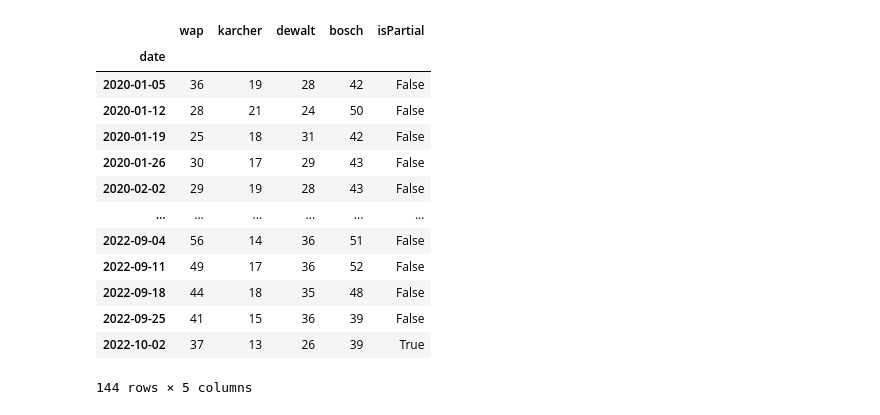
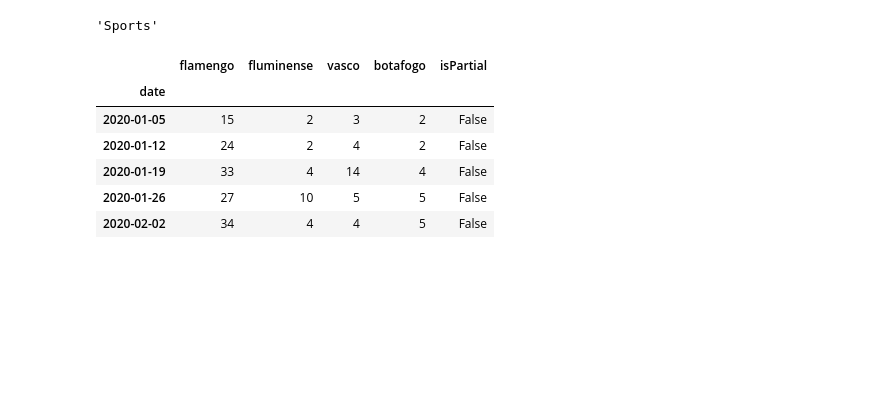
Before and after one commit to hideraldus13/shareofsearch, a Jupyter notebook: ShareOfSearch.ipynb, the cells around one changed output. Saved outputs shown, nothing was run; the diff lists cells and outputs as text; code cells hidden in the pictures; blank space fills up the shorter version.

```diff
--- a/ShareOfSearch.ipynb
+++ b/ShareOfSearch.ipynb
@@ -24,10 +20,9 @@ Passos para executar:
 * Clique em 'Runtime' e 'Run All' (ou Ctrl + F9)
 # %%
-MARCAS = ['wap', 'karcher', 'dewalt', 'bosch']
-CORES = ['yellow', 'green', 'grey', 'red']
+MARCAS = ['flamengo', 'fluminense', 'vasco', 'botafogo']
+CORES = ['red', 'pink', 'grey', 'yellow']
 DATAS = '2020-01-01 2022-12-31'
-CATEGORIA = 11
-DESC_CATEGORIA = ''
+CATEGORIA = 20
 # %%
 if len(MARCAS) != len(CORES):
   raise Exception("[ERRO] É necessário ter a mesma quantidade de marcas e cores!")
@@ -50,4 +50,5 @@ Requirement already satisfied: certifi>=2017.4.17 in /usr/local/lib/python3.7/di
 # %%
+import pandas as pd
 import matplotlib.pyplot as plt
 %matplotlib inline
 plt.style.use('bmh')
@@ -56,24 +57,25 @@ register_matplotlib_converters()
 from pytrends.request import TrendReq
 
 pytrends = TrendReq(hl='pt-BR', tz=360)
+
+df_cat = pd.read_csv('categorias.csv')
+df_cat.head()
+
+desc_categoria = df_cat.loc[df_cat['codigo']==CATEGORIA]['categoria'].to_list()[0]
+desc_categoria
+# %% [output]
+'Sports'
 # %%
 pytrends.build_payload(kw_list= MARCAS, timeframe= DATAS, geo= 'BR', cat= CATEGORIA)
 df = pytrends.interest_over_time()
-df
+df.head()
 # %% [output]
-|  | wap | karcher | dewalt | bosch | isPartial |
+|  | flamengo | fluminense | vasco | botafogo | isPartial |
 | date |  |  |  |  |  |
-| 2020-01-05 | 36 | 19 | 28 | 42 | False |
-| 2020-01-12 | 28 | 21 | 24 | 50 | False |
-| 2020-01-19 | 25 | 18 | 31 | 42 | False |
-| 2020-01-26 | 30 | 17 | 29 | 43 | False |
-| 2020-02-02 | 29 | 19 | 28 | 43 | False |
-| ... | ... | ... | ... | ... | ... |
-| 2022-09-04 | 56 | 14 | 36 | 51 | False |
-| 2022-09-11 | 49 | 17 | 36 | 52 | False |
-| 2022-09-18 | 44 | 18 | 35 | 48 | False |
-| 2022-09-25 | 41 | 15 | 36 | 39 | False |
-| 2022-10-02 | 37 | 13 | 26 | 39 | True |
+| 2020-01-05 | 15 | 2 | 3 | 2 | False |
+| 2020-01-12 | 24 | 2 | 4 | 2 | False |
+| 2020-01-19 | 33 | 4 | 14 | 4 | False |
+| 2020-01-26 | 27 | 10 | 5 | 5 | False |
+| 2020-02-02 | 34 | 4 | 4 | 5 | False |
-144 rows × 5 columns
 # %%
 fig, ax = plt.subplots(figsize=(12, 6))
```
Also changed, not shown: parts of 5 cells of this notebook, 1 other file.
